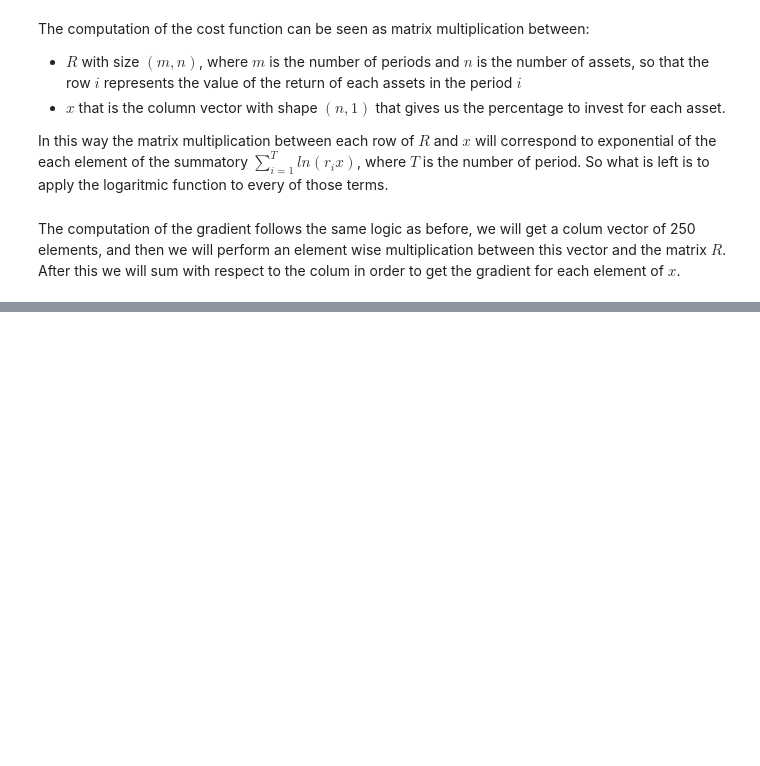
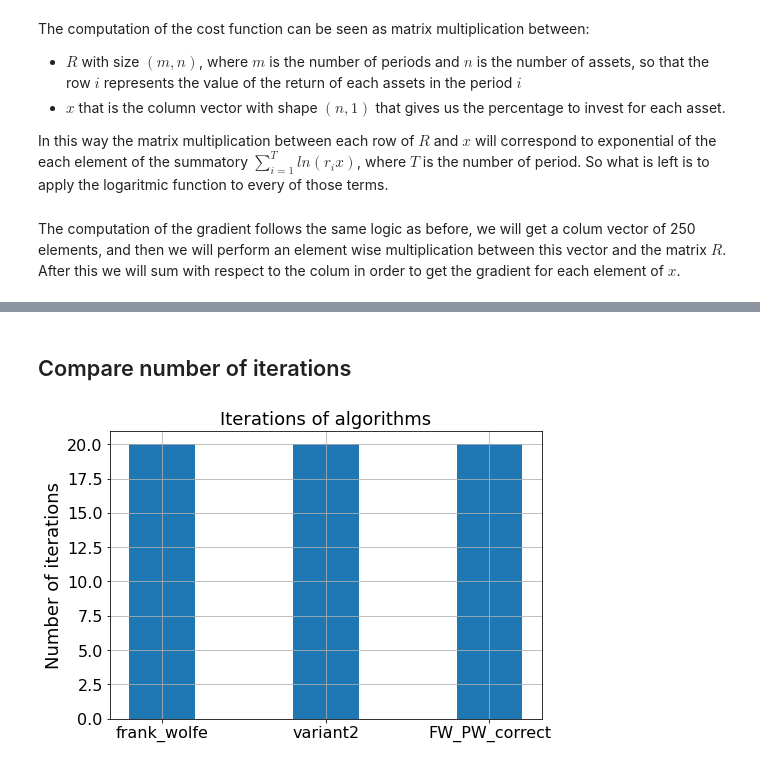
Before and after one commit to PashaIanko/Portfolio-Optimization, a Jupyter notebook: experiments.ipynb, the cells around one changed output, grey strips where cells are left out. Cells and saved outputs as stored; diff of their text form; code cells hidden in the pictures; blank space fills up the shorter version.

```diff
--- a/experiments.ipynb
+++ b/experiments.ipynb
@@ -197,7 +198,7 @@ def FW_PW_correct(objective,  gradient, r,  max_iter = 1000):
           print('early exit')
           algo_end = default_timer()
           delta_t = algo_end - algo_start
-          return [xt, o, gap_list, delta_t, i]
+          return [xt, o, gap_list, i]
 
         gamma_max = weights[vti] #gamma max equal to the weight corresponding to the away vertex
 
@@ -215,28 +216,34 @@ def FW_PW_correct(objective,  gradient, r,  max_iter = 1000):
         xt += gamma*dt
     algo_end = default_timer()
     delta_t = algo_end - algo_start
-    return [xt,  o, gap_list, delta_t, max_iter]
+    return [xt,  o, gap_list, max_iter]
 # %%
 def plot_objective_function(values):
     fig, ax = plt.subplots()
-
+    fontsize = 20
+    labelsize = 16
     for a, s in values.items():
         ax.plot(s, marker = 'o', markerfacecolor = 'white', label=a)
         leg = ax.legend()
-    plt.xlabel('Number of iteration')
-    plt.ylabel('Objective function')
-    plt.title('Objective function')
+
+    ax.tick_params(labelsize = labelsize)
+    plt.xlabel('Number of iteration', fontsize = fontsize)
+    plt.ylabel('Objective function', fontsize = fontsize)
+    plt.title('Objective function', fontsize = fontsize)
     plt.grid()
 # %%
 def plot_gap(values):
+
+    fontsize = 20
+    labelsize = 16
     fig, ax = plt.subplots()
-
     for a, s in values.items():
         ax.plot(s, marker = 'o', markerfacecolor = 'white', label=a)
         leg = ax.legend()
-    plt.xlabel('Number of iteration')
-    plt.ylabel('Relative Error')
-    plt.title('Relative Error')
+    ax.tick_params(labelsize = labelsize)
+    plt.xlabel('Number of iteration', fontsize = fontsize)
+    plt.ylabel('Relative Error', fontsize = fontsize)
+    plt.title('Relative Error', fontsize = fontsize)
     plt.grid()
 # %%
 def plot_return_matrix(return_matrix, x_lim, assets):
@@ -299,0 +344,10 @@ FW_PW_correct  has done a correct execution
+# %% [markdown]
+## Compare number of iterations
+# %%
+plot_bar_scores(
+    n_iterations,
+    'Number of iterations',
+    'Iterations of algorithms'
+)
+# %% [output]
+[figure, added]
```
Also changed, not shown: parts of 13 cells of this notebook.
